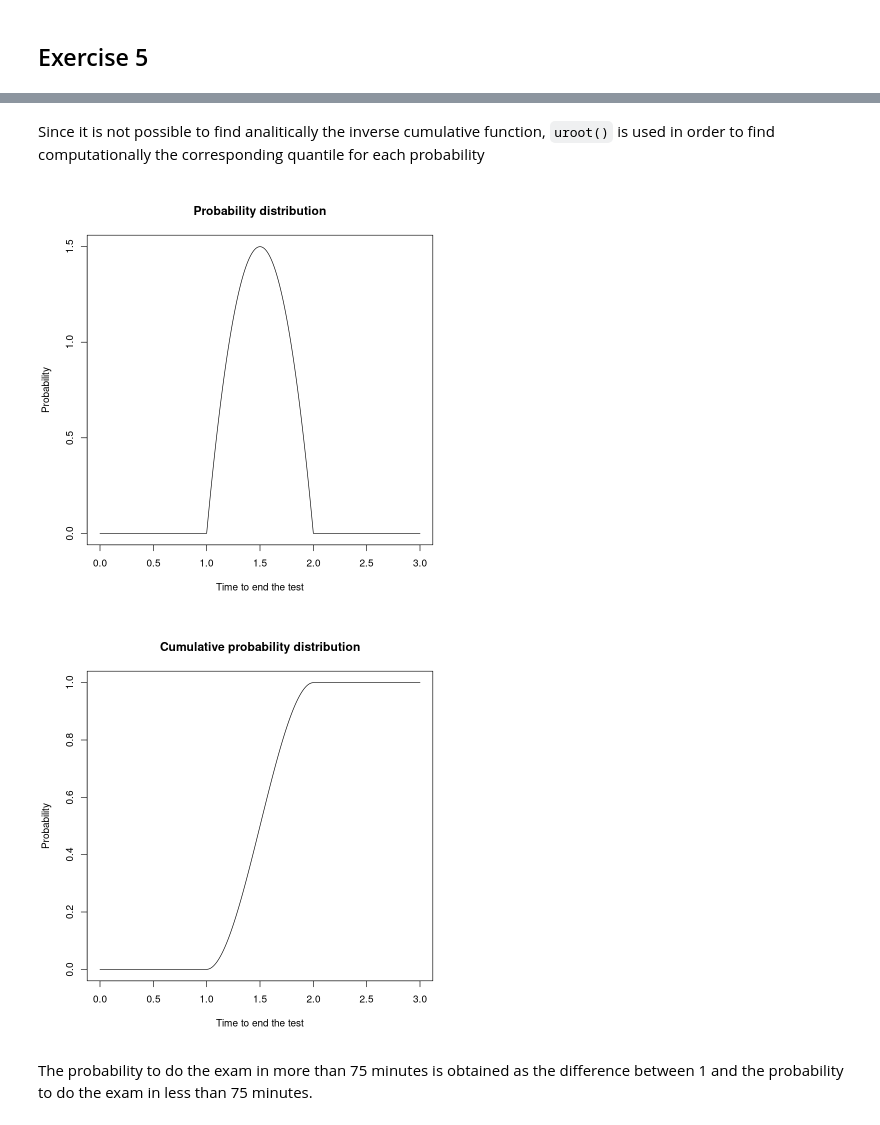
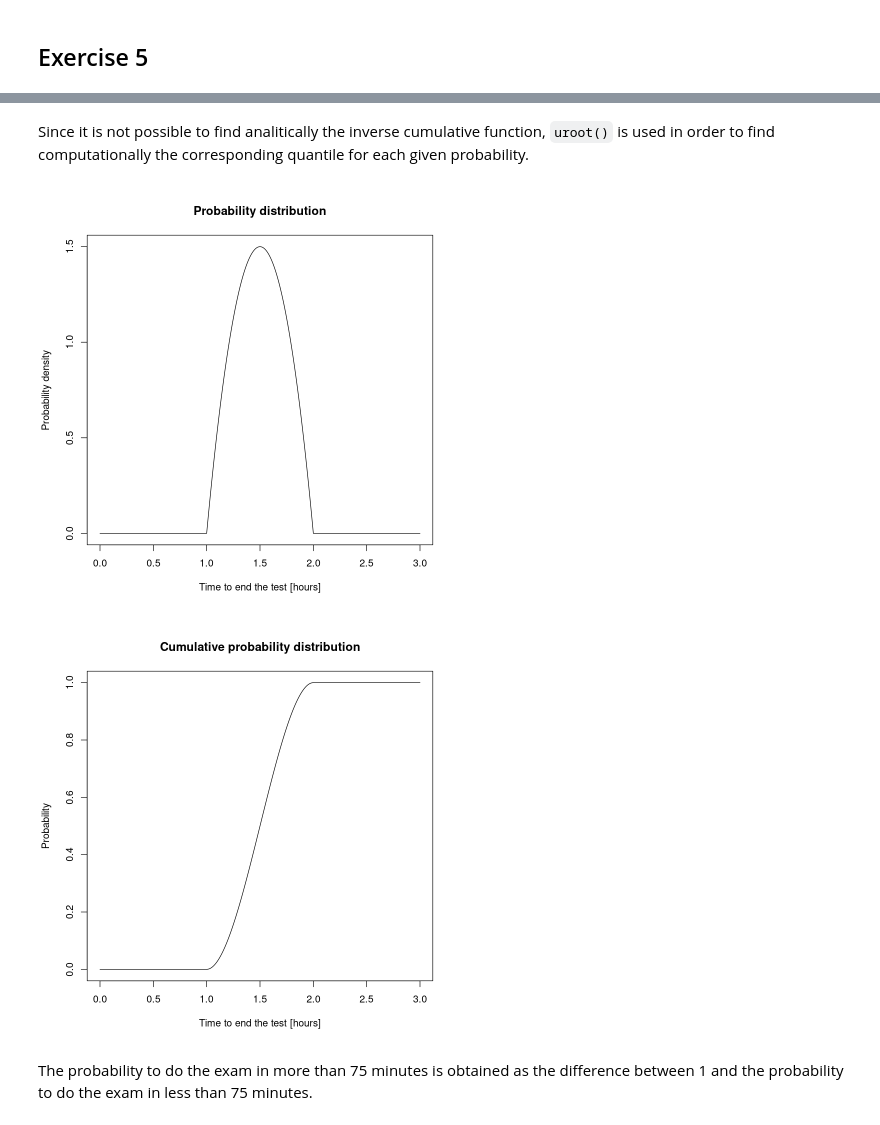
Before and after one commit to Confizolo/PoDProjects, a Jupyter notebook: ASfPA/Ex02/ConfortoFilippo_Rlabsession2.ipynb, the cells around one changed output, grey strips where cells are left out. Drawn from its saved outputs; the diff is of its cells as text; code cells hidden in the pictures.

```diff
--- a/ASfPA/Ex02/ConfortoFilippo_Rlabsession2.ipynb
+++ b/ASfPA/Ex02/ConfortoFilippo_Rlabsession2.ipynb
@@ -106,5 +120,5 @@ ptolc = function(x,c=6){
     ifelse((x>1) & (x<2), c*(-(x^3)/3+3/2*x^2-2*x+5/6), ifelse(x<=1,0,1))
 }
 # %% [markdown]
-Since it is not possible to find analitically the inverse cumulative function, `uroot()` is used in order to find computationally the corresponding quantile for each probability
+Since it is not possible to find analitically the inverse cumulative function, `uroot()` is used in order to find computationally the corresponding quantile for each given probability.
 # %%
@@ -121,13 +135,13 @@ rtolc = function(n,c=6){
     return (ifelse((us>=0) & (us <=1),sapply(us,invcdf),NA))
 }
 # %%
-plot(seq(0,3,0.01),dtolc(seq(0,3,0.01),), xlab = "Time to end the test", ylab = "Probability", main = "Probability distribution", type='l')
+plot(seq(0,3,0.01),dtolc(seq(0,3,0.01),), xlab = "Time to end the test [hours]", ylab = "Probability density", main = "Probability distribution", type='l')
 # %% [output]
-[figure, old version]
+[figure, new version]
 # %%
-plot(seq(0,3,0.01),ptolc(seq(0,3,0.01),), xlab = "Time to end the test", ylab = "Probability", main = "Cumulative probability distribution", type='l')
+plot(seq(0,3,0.01),ptolc(seq(0,3,0.01),), xlab = "Time to end the test [hours]", ylab = "Probability", main = "Cumulative probability distribution", type='l')
 # %% [output]
-[figure, old version]
+[figure, new version]
 # %% [markdown]
 The probability to do the exam in more than 75 minutes is obtained as the difference between 1 and the probability to do the exam in less than 75 minutes.
 # %%
```
Also changed, not shown: parts of 20 cells of this notebook, 5 other files.
